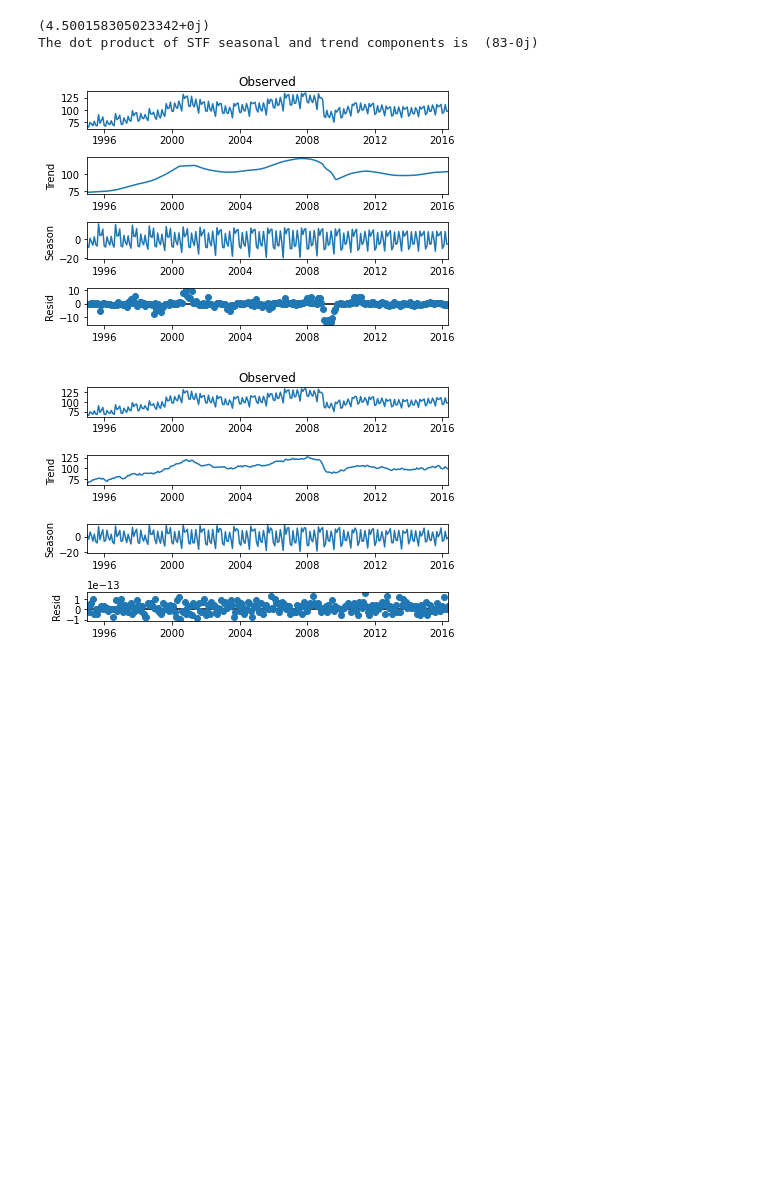
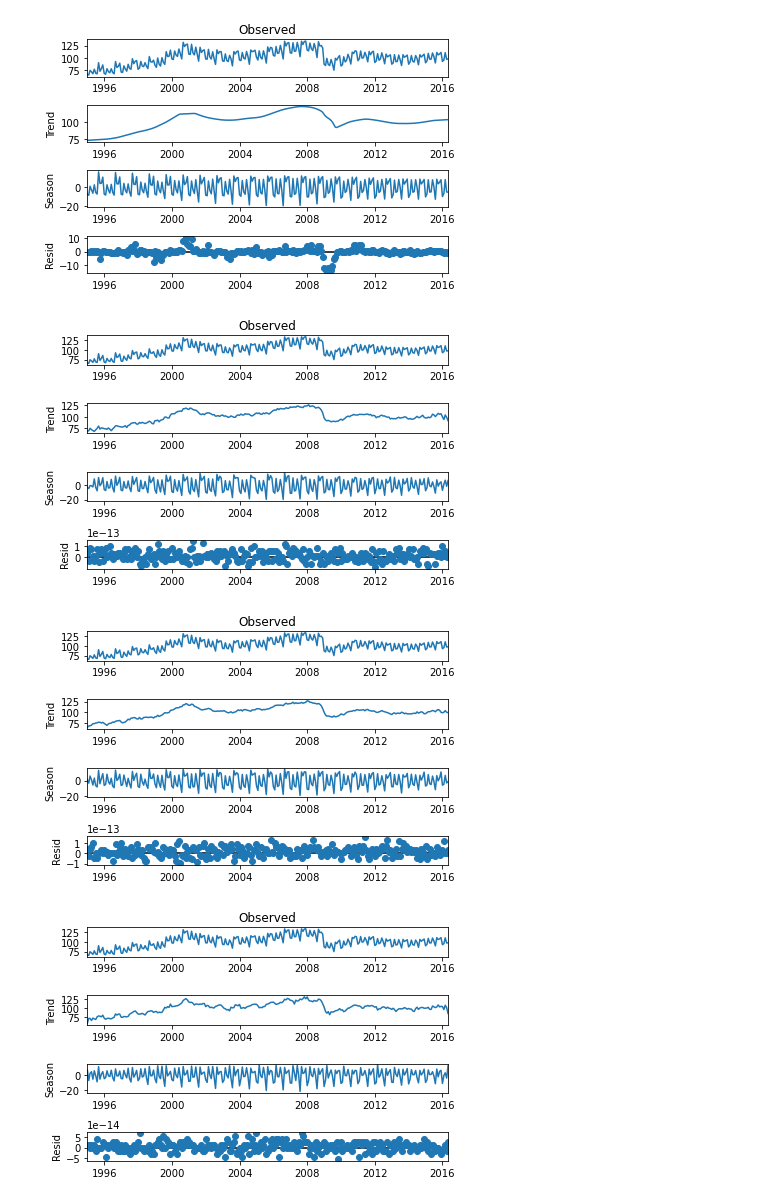
Before and after one commit to thodson-usgs/stf-decomposition, a Jupyter notebook: notebooks/02_stf_vs_stl.ipynb, the cells around one changed output. Saved outputs shown, nothing was run; the diff lists cells and outputs as text; code cells hidden in the pictures; blank space fills up the shorter version.

```diff
--- a/notebooks/02_stf_vs_stl.ipynb
+++ b/notebooks/02_stf_vs_stl.ipynb
@@ -11,7 +11,7 @@ from sklearn.metrics import mean_squared_error
 import math
 import warnings
 warnings.filterwarnings("ignore")
-class STF:
+class STF_reflected:
 
     # init method or constructor
     def __init__(self, data, window, cutoff, period):
@@ -27,8 +27,8 @@ class STF:
         t = np.array(self.data.index)
 
         f = np.array(self.data.squeeze())
-        #print(f[-1])
         half = np.floor(len(t)/2)
+        # Reflect f onto f on both tails
         reflected = np.append(np.flip(f), f)
         reflected = np.append(reflected, np.flip(f))
 
@@ -59,7 +59,6 @@ class STF:
         # Use the PSD to filter out noise
         # Filter out freqs with low power
         peaks = int(np.quantile(PSD, self.cutoff))
-        print(np.quantile(PSD, self.cutoff))
         indices = PSD < peaks
         #indices = indices[int(half):(n + int(half))]
 
@@ -90,6 +89,6 @@ class STF:
 
         # Initial Statistical Summary
        # print("The rmse", math.sqrt(mean_squared_error(co2["CO2"], (ffilt_seasonal + ffilt).real)))
-        print("The dot product of STF seasonal and trend components is ", np.round(ffilt_seasonal.dot(ffilt)))
+        #print("The dot product of STF seasonal and trend components is ", np.round(ffilt_seasonal.dot(ffilt)))
         from statsmodels.tsa.seasonal import DecomposeResult
         return DecomposeResult(self._observed, season, trend, resid, rw)
@@ -96,25 +273,33 @@ class STF:
 # %%
 import pandas as pd
 from statsmodels.tsa.seasonal import STL
 import numpy as np
 import matplotlib.pyplot as plt
 from statsmodels.datasets import elec_equip as ds
 
 #TODO: 3/23/2022
 # Append one row to make an even array
 # Double the length and pad with zeros
 
 # Test stf vs stl on elec_equip data
 elec_equip = ds.load().data
 stl = STL(elec_equip, period=12, robust=True)
 res_robust = stl.fit()
 fig = res_robust.plot()
 stf = STF(elec_equip, "blackman", .8, period = 12)
 res = stf.fit()
 fig = res.plot()
 #This has an odd length, could possibly be causing the tails to be
+
+stf = STF_reflected(elec_equip, "blackman", .8, period = 12)
+res = stf.fit()
+fig = res.plot()
+
+stf = STF_zeropad(elec_equip, "blackman", .85, period = 12)
+res = stf.fit()
+fig = res.plot()
 # %% [output]
-(4.500158305023342+0j)
-The dot product of STF seasonal and trend components is  (83-0j)
 [figure]
-[figure, old version]
+[figure, new version]
+[figure, added]
+[figure, added]
```
Also changed, not shown: parts of 5 cells of this notebook.
